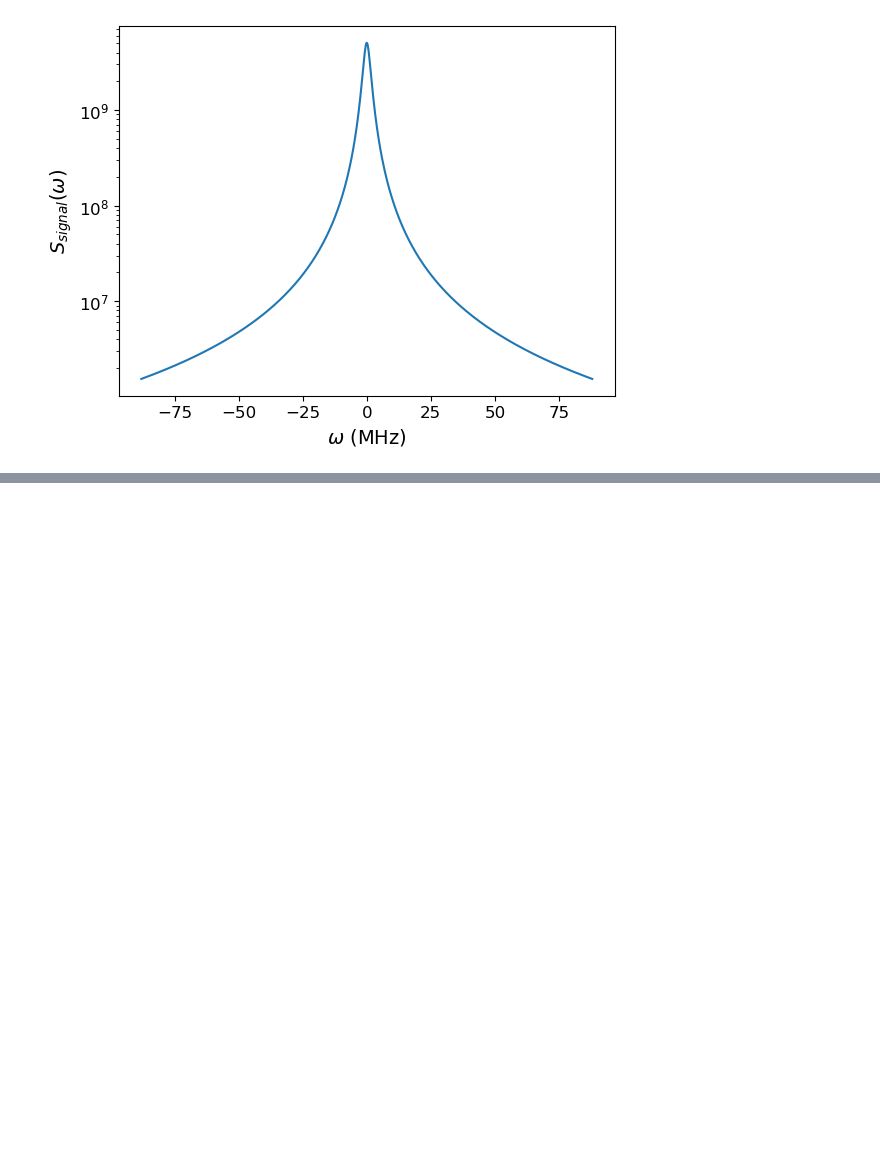
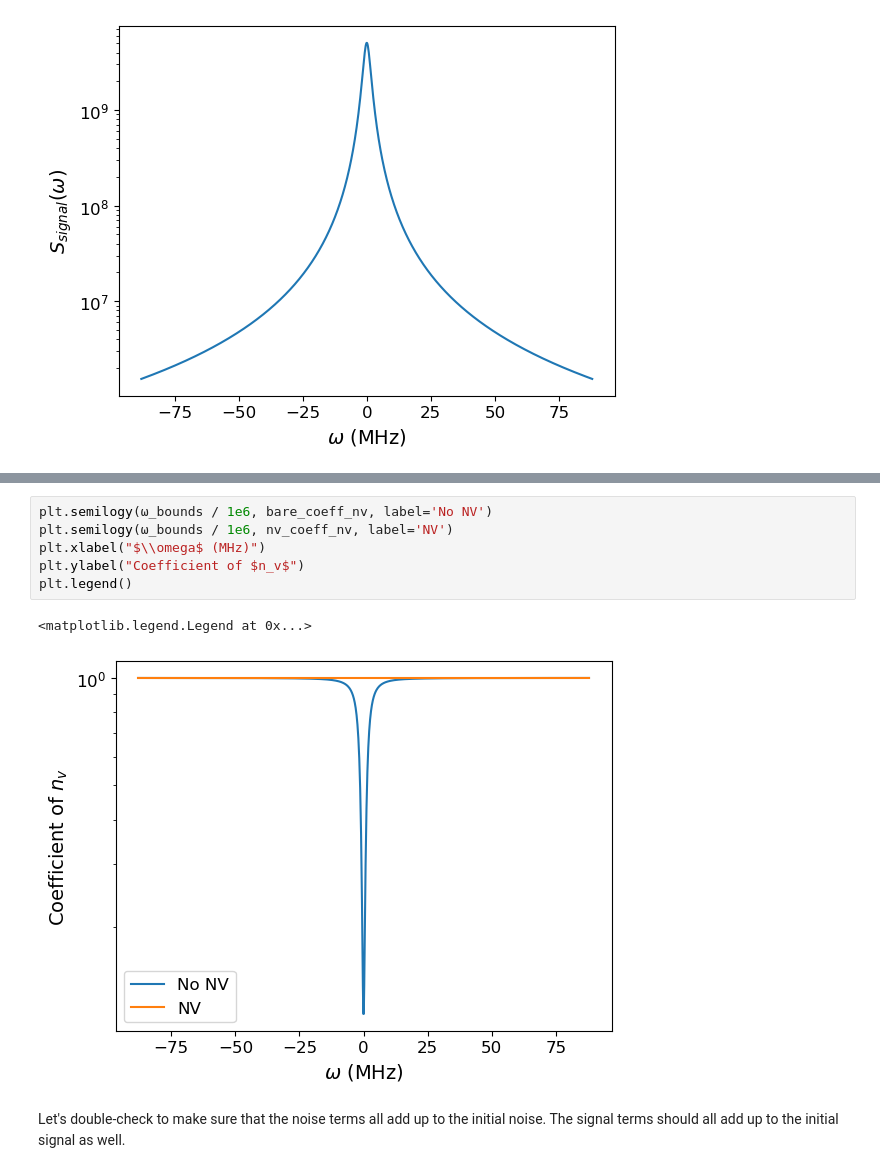
Before and after one commit to jleamer/mode_cooling, a Jupyter notebook: attenuation_calcs.ipynb, the cells around one changed output, grey strips where cells are left out. Drawn from its saved outputs; the diff is of its cells as text; blank space fills up the shorter version.

```diff
--- a/attenuation_calcs.ipynb
+++ b/attenuation_calcs.ipynb
@@ -691,0 +750,11 @@ Text(0, 0.5, '$S_{signal}(\\omega)$')
+# %%
+plt.semilogy(ω_bounds / 1e6, bare_coeff_nv, label='No NV')
+plt.semilogy(ω_bounds / 1e6, nv_coeff_nv, label='NV')
+plt.xlabel("$\\omega$ (MHz)")
+plt.ylabel("Coefficient of $n_v$")
+plt.legend()
+# %% [output]
+<matplotlib.legend.Legend at 0x...>
+[figure, added]
+# %% [markdown]
+Let's double-check to make sure that the noise terms all add up to the initial noise.  The signal terms should all add up to the initial signal as well.
```
Also changed, not shown: parts of 20 cells of this notebook.
